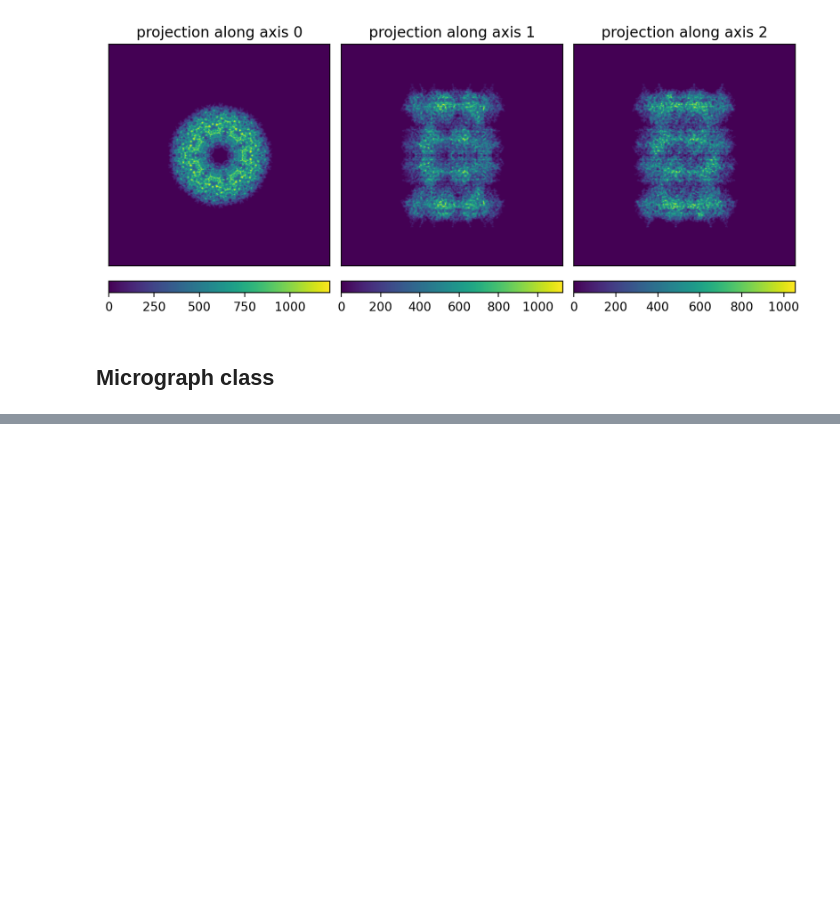
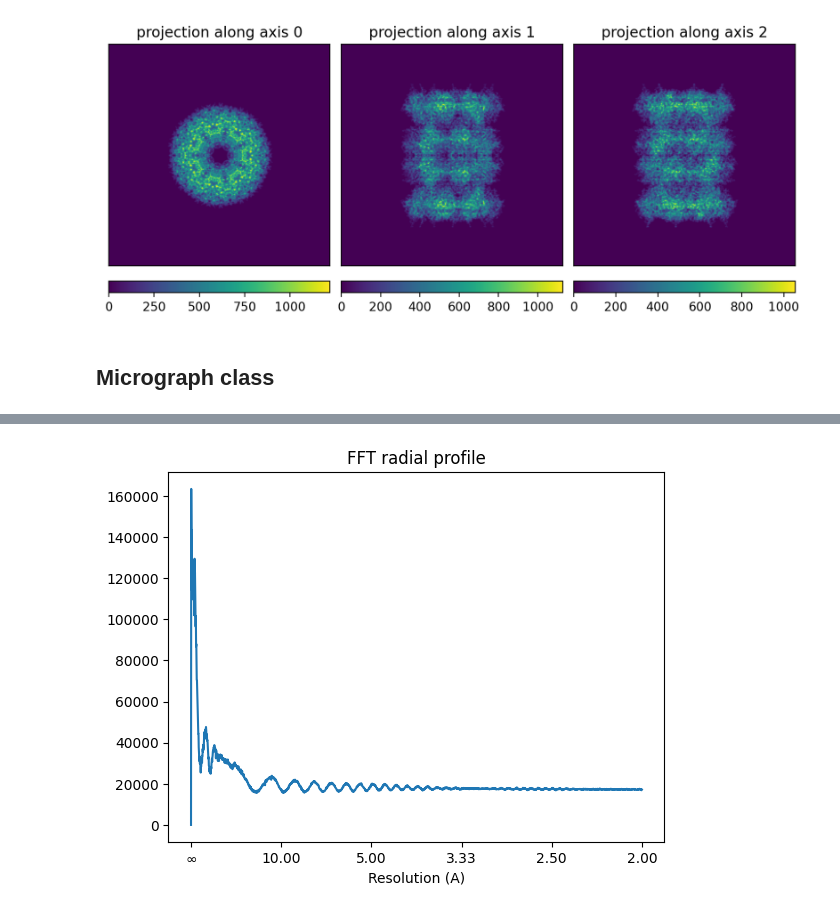
Before and after one commit to joelyeois/specter, a Jupyter notebook: demo-notebooks/micrograph-generator.ipynb, the cells around one changed output, grey strips where cells are left out. Drawn from its saved outputs; the diff is of its cells as text; code cells hidden in the pictures; blank space fills up the shorter version.

```diff
--- a/demo-notebooks/micrograph-generator.ipynb
+++ b/demo-notebooks/micrograph-generator.ipynb
@@ -150,3 +178,17 @@ plt.show()
+# %%
+freqs = torch.fft.fftfreq(micrograph_size, dx)
+freqs = freqs[: micrograph_size // 2]
+rp = radial_profile_2d(torch.abs(fft2(images[0] - images[0].mean(), shift=True)))
+plt.plot(freqs, rp[: micrograph_size // 2])
+tick_freqs = torch.linspace(freqs[0], freqs[-1], 6)  # Start at index 1 to avoid 1/0
+tick_labels = [f"{1 / f:.2f}" for f in tick_freqs]
+tick_labels[0] = r"$\infty$"
+plt.xticks(tick_freqs, tick_labels)
+plt.xlabel("Resolution (A)")
+plt.title("FFT radial profile")
+plt.show()
+# %% [output]
+[figure, added]
 # %%
 # import mrcfile
 # %%
```
Also changed, not shown: parts of 12 cells of this notebook, 57 other files.
